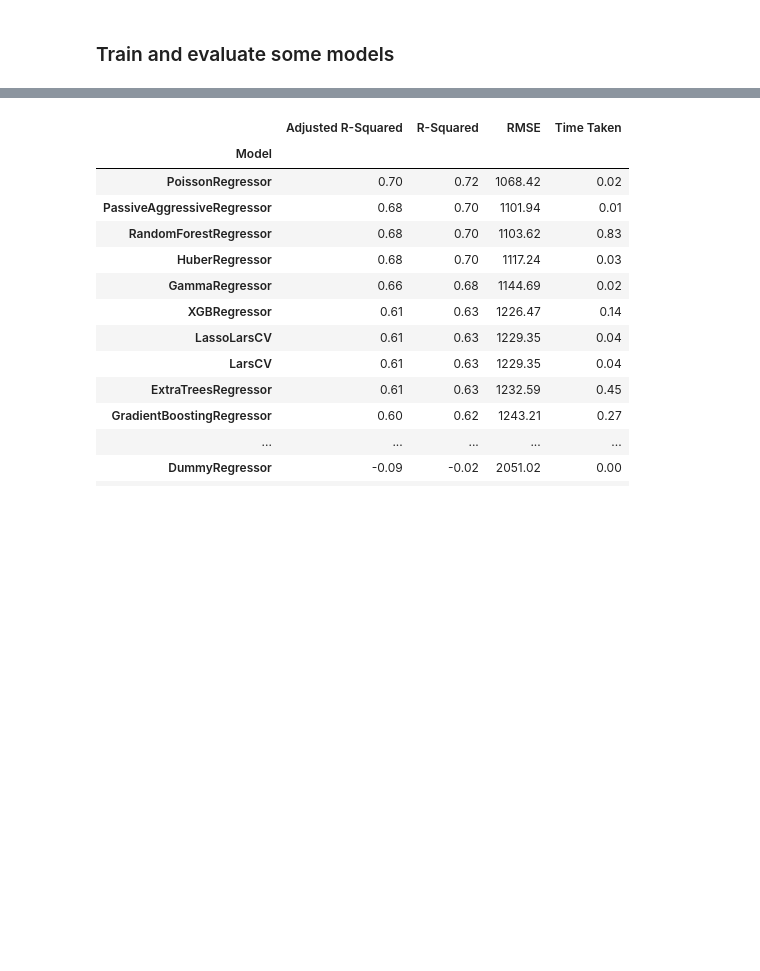
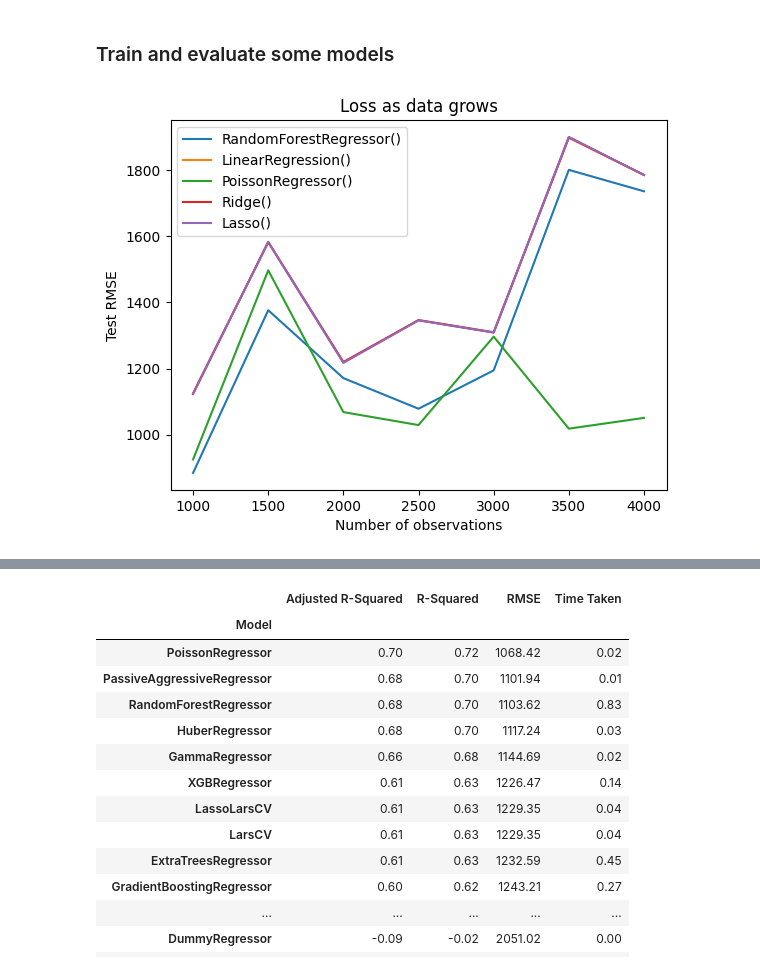
Before and after one commit to JunTaoLuo/ErukaExp, a Jupyter notebook: simple_modeling.ipynb, the cells around one changed output, grey strips where cells are left out. Saved outputs shown, nothing was run; the diff lists cells and outputs as text; code cells hidden in the pictures; blank space fills up the shorter version.

```diff
--- a/simple_modeling.ipynb
+++ b/simple_modeling.ipynb
@@ -219,9 +244,36 @@ def process_features(X_df):
     X_df = scaler.transform(X_df)
 
     return X_df
-# %%
-X_train, X_test, y_train, y_test = split_data(df)
-X_train = process_features(X_train)
-X_test = process_features(X_test)
 # %% [markdown]
 ### Train and evaluate some models
+# %%
+# Training loop across number of observations
+n_list = [1000, 1500, 2000, 2500, 3000, 3500, 4000]
+
+models = [RandomForestRegressor(), LinearRegression(), PoissonRegressor(),
+          Ridge(), Lasso()]
+
+fig = plt.figure()
+
+for model in models:
+   test_rmse = []
+   for n in n_list:
+      df_s = df.sample(n, random_state=4)
+      X_train, X_test, y_train, y_test = split_data(df_s, test_size=0.2)
+      X_train = process_features(X_train)
+      X_test = process_features(X_test)
+
+      model.fit(X_train, y_train)
+      y_pred = model.predict(X_test)
+      rmse = mean_squared_error(y_test, y_pred, squared=False)
+      test_rmse.append(rmse)
+
+   plt.plot(n_list, test_rmse, label=model)
+
+plt.xlabel('Number of observations')
+plt.ylabel('Test RMSE')
+plt.title('Loss as data grows')
+plt.legend()
+plt.show()
+# %% [output]
+[figure, added]
```
Also changed, not shown: parts of 10 cells of this notebook, 4 other files.
